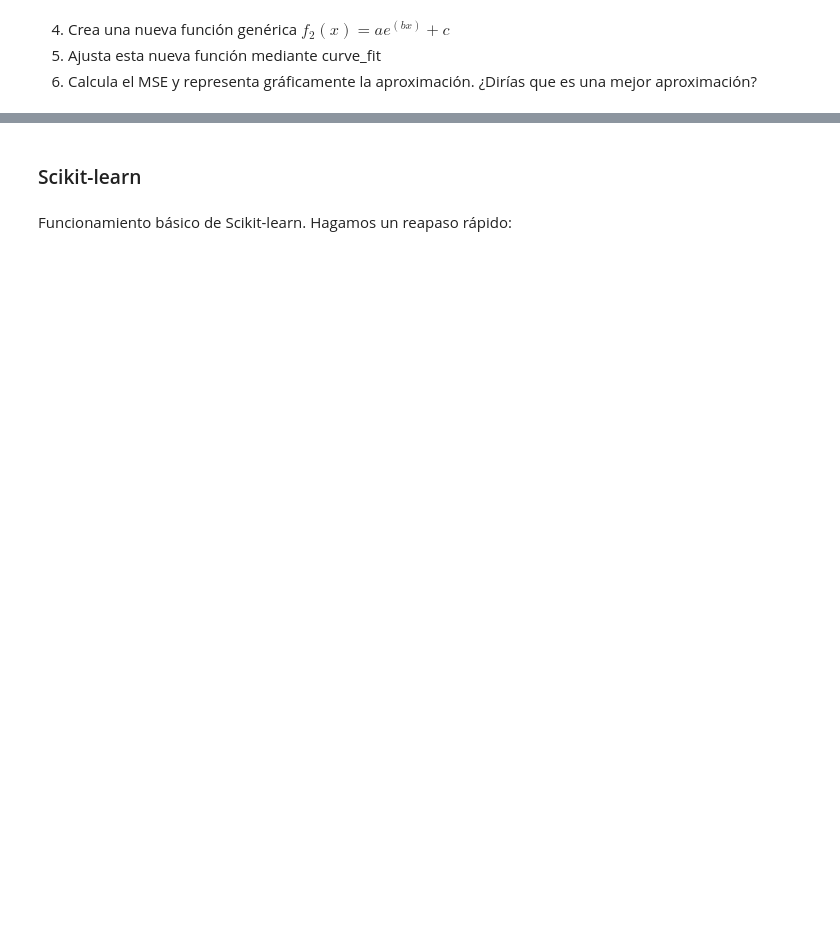
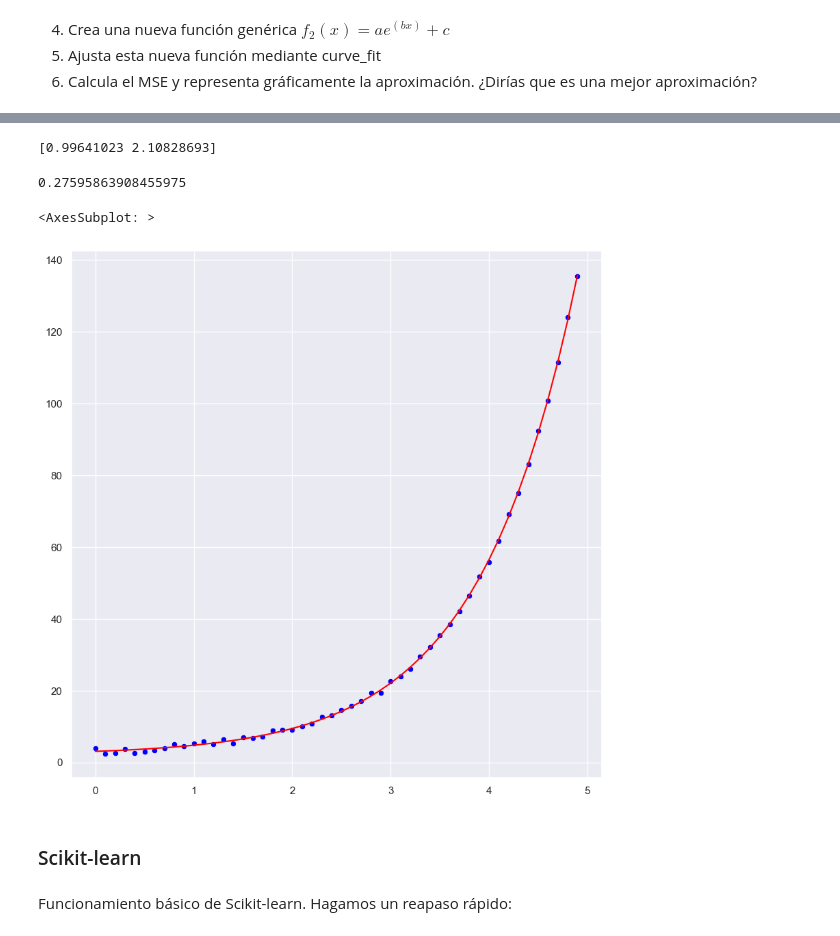
Before and after one commit to scuellaralmagro/curso_machine_learning, a Jupyter notebook: DIA_4/M5_07_Regresión.ipynb, the cells around one changed output, grey strips where cells are left out. Drawn from its saved outputs; the diff is of its cells as text; code cells hidden in the pictures; blank space fills up the shorter version.

```diff
--- a/DIA_4/M5_07_Regresión.ipynb
+++ b/DIA_4/M5_07_Regresión.ipynb
@@ -198,5 +198,5 @@ sns.scatterplot(x=X, y=Y, color='blue')
 5. Ajusta esta nueva función mediante curve_fit
 6. Calcula el MSE y representa gráficamente la aproximación. ¿Dirías que es una mejor aproximación?
 # %%
-def g2(x, a, b, c):
-    return a * e**(b*x) + c
+def f(x,a,b):
+  return a*math.e**x + b
@@ -210,3 +203,23 @@ MSE:0.24850278024340938
+# %%
+# Curve_fit devuelve dos valores, el primero es el vector de parámetros óptimos
+# y el segundo es la matriz de covarianza de los parámetros
+
+popt, pcov = curve_fit(f, xdata=X, ydata=Y, p0=[0, 0]) # p0 es el vector de parámetros iniciales
+print(popt)
+a_opt, b_opt = popt
+# %% [output]
+[0.99641023 2.10828693]
+# %%
+MSE = sum((Y-f(X,a_opt,b_opt))**2)/len(X)
+MSE
+# %% [output]
+0.27595863908455975
+# %%
+sns.lineplot(x=X, y=f(X, a_opt, b_opt), color='red')
+sns.scatterplot(x=X, y=Y, color='blue')
+# %% [output]
+<AxesSubplot: >
+[figure, added]
 # %% [markdown]
 ### Scikit-learn
 # %% [markdown]
```
Also changed, not shown: parts of 15 cells of this notebook, 1 other file.
